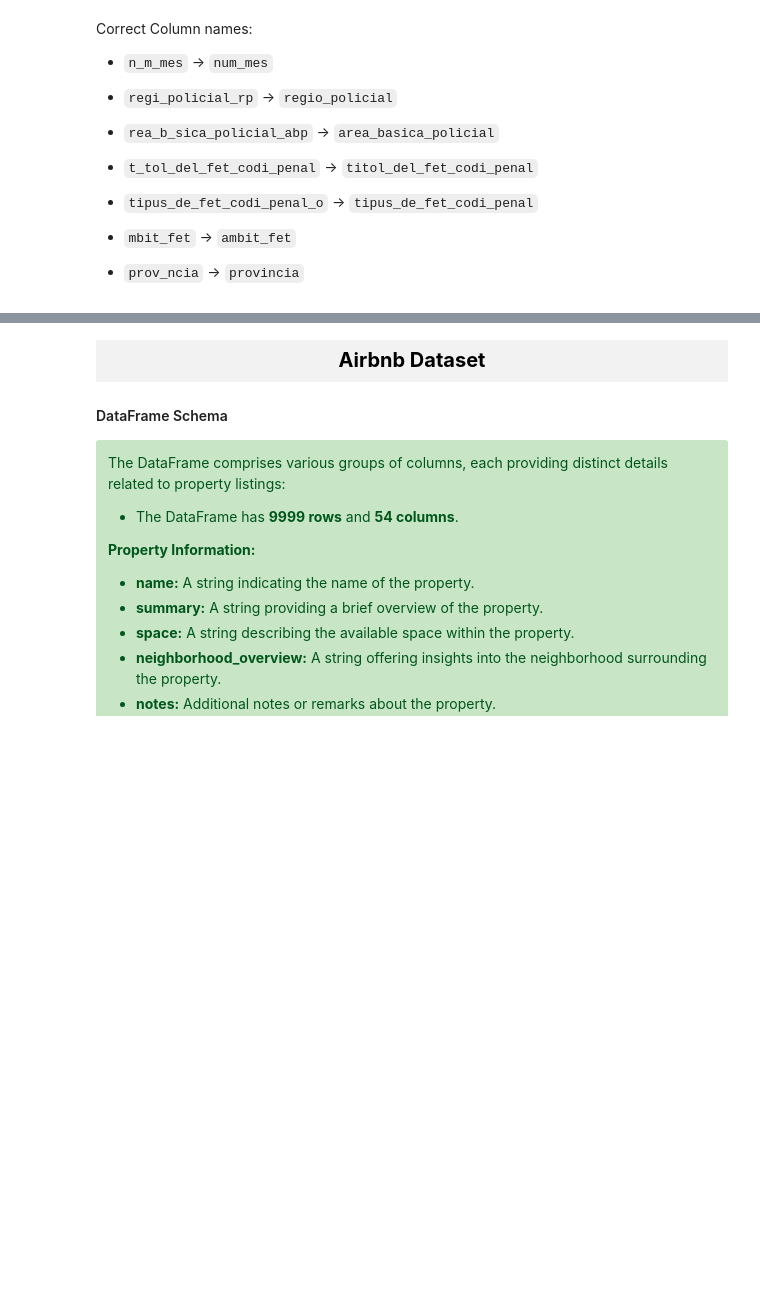
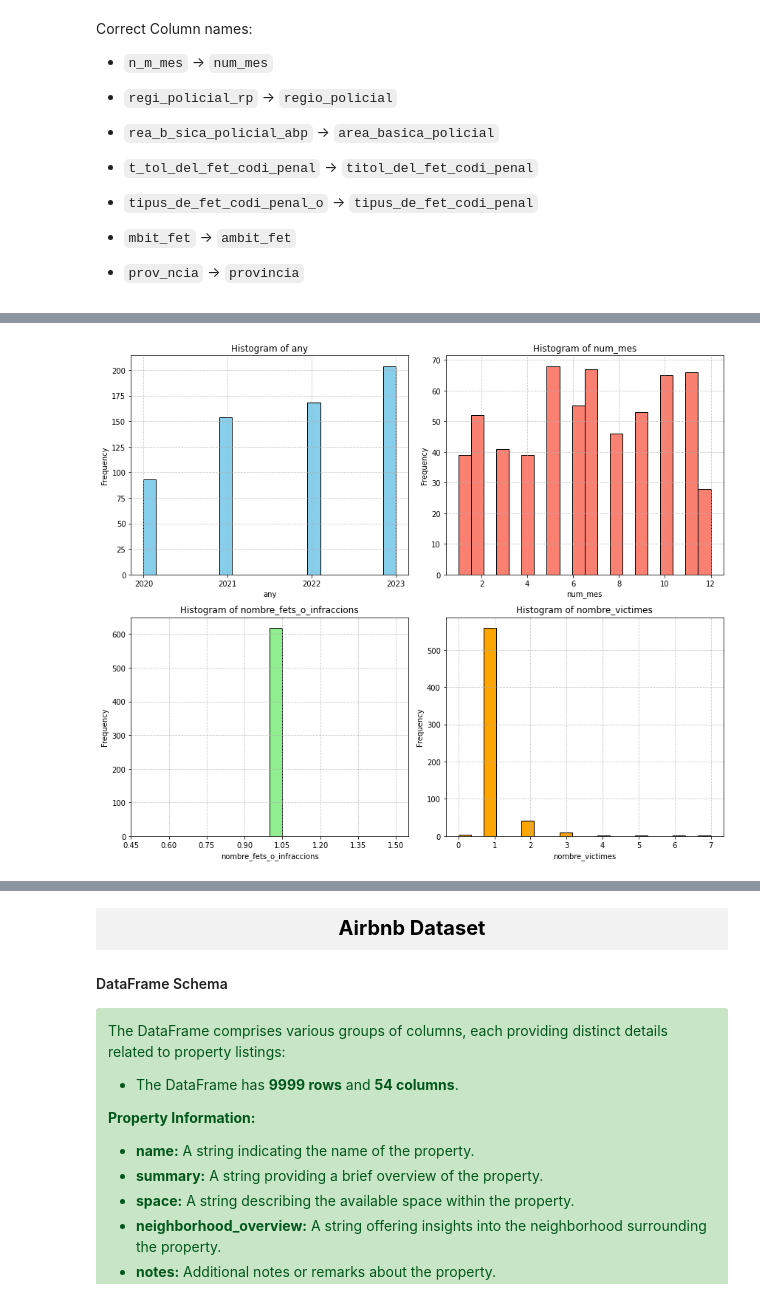
Before and after one commit to elenaalegret/Semantic_Data_Management-AI, a Jupyter notebook: data_quality_pipeline/DataQualityPipeline.ipynb, the cells around one changed output, grey strips where cells are left out. Saved outputs shown, nothing was run; the diff lists cells and outputs as text; code cells hidden in the pictures; blank space fills up the shorter version.

```diff
--- a/data_quality_pipeline/DataQualityPipeline.ipynb
+++ b/data_quality_pipeline/DataQualityPipeline.ipynb
@@ -379,2 +133,9 @@ df_filtered = df_filtered.filter(df_filtered.tipus_de_lloc_dels_fets.isNotNull()
-# %%
-df_criminal = df_filtered
+# %%
+df_criminal = df_criminal.withColumnRenamed("n_m_mes", "num_mes") \
+       .withColumnRenamed("regi_policial_rp", "regio_policial") \
+       .withColumnRenamed("rea_b_sica_policial_abp", "area_basica_policial") \
+       .withColumnRenamed("t_tol_del_fet_codi_penal", "titol_del_fet_codi_penal") \
+       .withColumnRenamed("tipus_de_fet_codi_penal_o", "tipus_de_fet_codi_penal") \
+       .withColumnRenamed("mbit_fet", "ambit_fet") \
+       .withColumnRenamed("prov_ncia", "provincia") \
+       .withColumnRenamed("nombre_v_ctimes", "nombre_victimes")
@@ -380,0 +202,7 @@ df_criminal = df_filtered
+# %%
+df_criminal = df_criminal.filter(df_criminal["area_basica_policial"].isin("ABP Eixample", "ABP Sants-Montjuïc", "ABP Les Corts", "ABP Horta-Guinardó",
+                                                        "ABP Sant Martí", "ABP Nou Barris", "ABP Sarrià-Sant Gervasi","ABP Gràcia", "ABP Sant Andreu", "ABP CIUTAT VELLA", "ABP Ciutat Vella"))
+
+df_criminal = df_criminal.withColumn("area_basica_policial", regexp_replace("area_basica_policial", "^ABP ", ""))
+df_criminal = df_criminal.withColumnRenamed("area_basica_policial", "neighbourhood")
+df_criminal.limit(1).toPandas()
@@ -380,0 +229,5 @@ df_criminal = df_filtered
+# %%
+numeric_columns = ['any', 'num_mes', 'nombre_fets_o_infraccions', 'nombre_victimes']
+utils.plot_numeric_histograms(df_criminal, numeric_columns)
+# %% [output]
+[figure, added]
```
Also changed, not shown: parts of 77 cells of this notebook, 4 other files.
